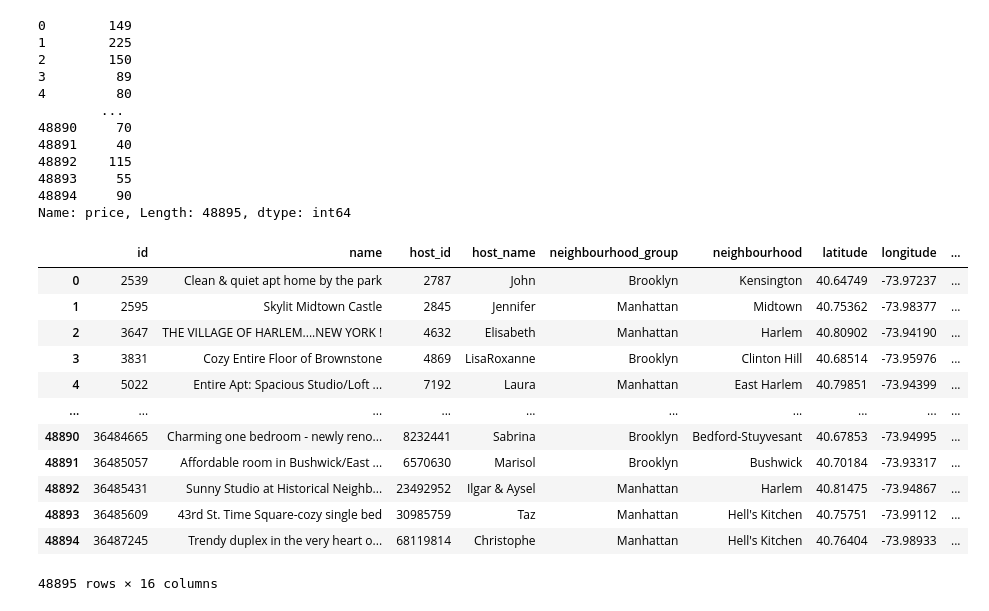
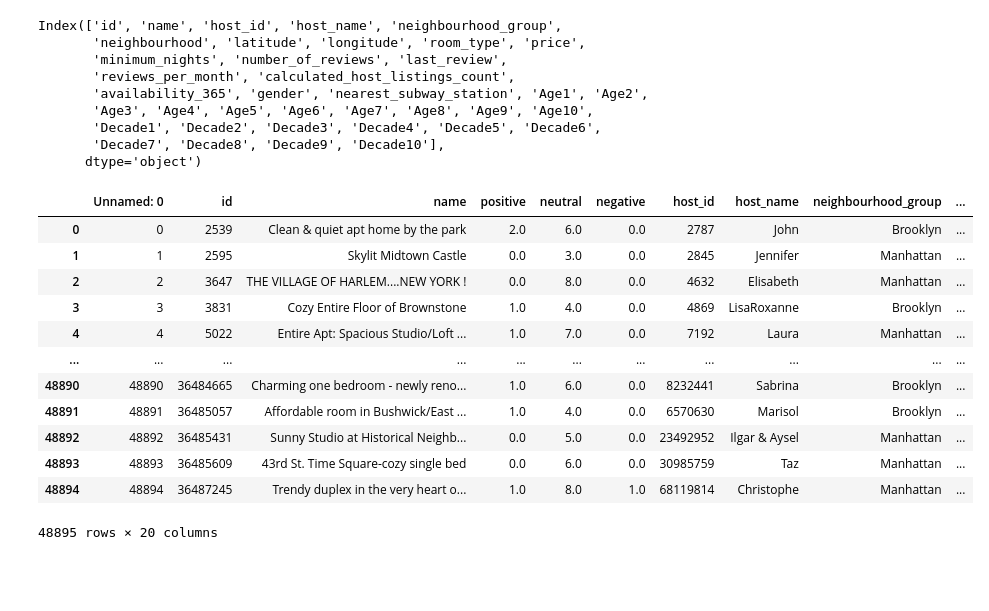
Before and after one commit to trevca/STA-160-MT, a Jupyter notebook: Trevor Notebook.ipynb, the cells around one changed output. Saved outputs shown, nothing was run; the diff lists cells and outputs as text; code cells hidden in the pictures; blank space fills up the shorter version.

```diff
--- a/Trevor Notebook.ipynb
+++ b/Trevor Notebook.ipynb
@@ -22,31 +8,30 @@ plt.hist(reject_outliers(airbnb['price']))
+# %%
+new_airbnb = pd.read_csv("~/Downloads/sentimentdata.csv")
 # %%
-airbnb['price']
+airbnb.columns
 # %% [output]
-0        149
-1        225
-2        150
-3         89
-4         80
-        ...
-48890     70
-48891     40
-48892    115
-48893     55
-48894     90
-Name: price, Length: 48895, dtype: int64
+Index(['id', 'name', 'host_id', 'host_name', 'neighbourhood_group',
+       'neighbourhood', 'latitude', 'longitude', 'room_type', 'price',
+       'minimum_nights', 'number_of_reviews', 'last_review',
+       'reviews_per_month', 'calculated_host_listings_count',
+       'availability_365', 'gender', 'nearest_subway_station', 'Age1', 'Age2',
+       'Age3', 'Age4', 'Age5', 'Age6', 'Age7', 'Age8', 'Age9', 'Age10',
+       'Decade1', 'Decade2', 'Decade3', 'Decade4', 'Decade5', 'Decade6',
+       'Decade7', 'Decade8', 'Decade9', 'Decade10'],
+      dtype='object')
-# %%
-airbnb
-# %% [output]
-|  | id | name | host_id | host_name | neighbourhood_group | neighbourhood | latitude | longitude | ... |
-| 0 | 2539 | Clean & quiet apt home by the park | 2787 | John | Brooklyn | Kensington | 40.64749 | -73.97237 | ... |
-| 1 | 2595 | Skylit Midtown Castle | 2845 | Jennifer | Manhattan | Midtown | 40.75362 | -73.98377 | ... |
-| 2 | 3647 | THE VILLAGE OF HARLEM....NEW YORK ! | 4632 | Elisabeth | Manhattan | Harlem | 40.80902 | -73.94190 | ... |
-| 3 | 3831 | Cozy Entire Floor of Brownstone | 4869 | LisaRoxanne | Brooklyn | Clinton Hill | 40.68514 | -73.95976 | ... |
-| 4 | 5022 | Entire Apt: Spacious Studio/Loft ... | 7192 | Laura | Manhattan | East Harlem | 40.79851 | -73.94399 | ... |
-| ... | ... | ... | ... | ... | ... | ... | ... | ... | ... |
-| 48890 | 36484665 | Charming one bedroom - newly reno... | 8232441 | Sabrina | Brooklyn | Bedford-Stuyvesant | 40.67853 | -73.94995 | ... |
-| 48891 | 36485057 | Affordable room in Bushwick/East ... | 6570630 | Marisol | Brooklyn | Bushwick | 40.70184 | -73.93317 | ... |
-| 48892 | 36485431 | Sunny Studio at Historical Neighb... | 23492952 | Ilgar & Aysel | Manhattan | Harlem | 40.81475 | -73.94867 | ... |
-| 48893 | 36485609 | 43rd St. Time Square-cozy single bed | 30985759 | Taz | Manhattan | Hell's Kitchen | 40.75751 | -73.99112 | ... |
-| 48894 | 36487245 | Trendy duplex in the very heart o... | 68119814 | Christophe | Manhattan | Hell's Kitchen | 40.76404 | -73.98933 | ... |
-48895 rows × 16 columns
+# %%
+new_airbnb
+# %% [output]
+|  | Unnamed: 0 | id | name | positive | neutral | negative | host_id | host_name | neighbourhood_group | ... |
+| 0 | 0 | 2539 | Clean & quiet apt home by the park | 2.0 | 6.0 | 0.0 | 2787 | John | Brooklyn | ... |
+| 1 | 1 | 2595 | Skylit Midtown Castle | 0.0 | 3.0 | 0.0 | 2845 | Jennifer | Manhattan | ... |
+| 2 | 2 | 3647 | THE VILLAGE OF HARLEM....NEW YORK ! | 0.0 | 8.0 | 0.0 | 4632 | Elisabeth | Manhattan | ... |
+| 3 | 3 | 3831 | Cozy Entire Floor of Brownstone | 1.0 | 4.0 | 0.0 | 4869 | LisaRoxanne | Brooklyn | ... |
+| 4 | 4 | 5022 | Entire Apt: Spacious Studio/Loft ... | 1.0 | 7.0 | 0.0 | 7192 | Laura | Manhattan | ... |
+| ... | ... | ... | ... | ... | ... | ... | ... | ... | ... | ... |
+| 48890 | 48890 | 36484665 | Charming one bedroom - newly reno... | 1.0 | 6.0 | 0.0 | 8232441 | Sabrina | Brooklyn | ... |
+| 48891 | 48891 | 36485057 | Affordable room in Bushwick/East ... | 1.0 | 4.0 | 0.0 | 6570630 | Marisol | Brooklyn | ... |
+| 48892 | 48892 | 36485431 | Sunny Studio at Historical Neighb... | 0.0 | 5.0 | 0.0 | 23492952 | Ilgar & Aysel | Manhattan | ... |
+| 48893 | 48893 | 36485609 | 43rd St. Time Square-cozy single bed | 0.0 | 6.0 | 0.0 | 30985759 | Taz | Manhattan | ... |
+| 48894 | 48894 | 36487245 | Trendy duplex in the very heart o... | 1.0 | 8.0 | 1.0 | 68119814 | Christophe | Manhattan | ... |
+48895 rows × 20 columns
```
Also changed, not shown: parts of 33 cells of this notebook, 1 other file.
